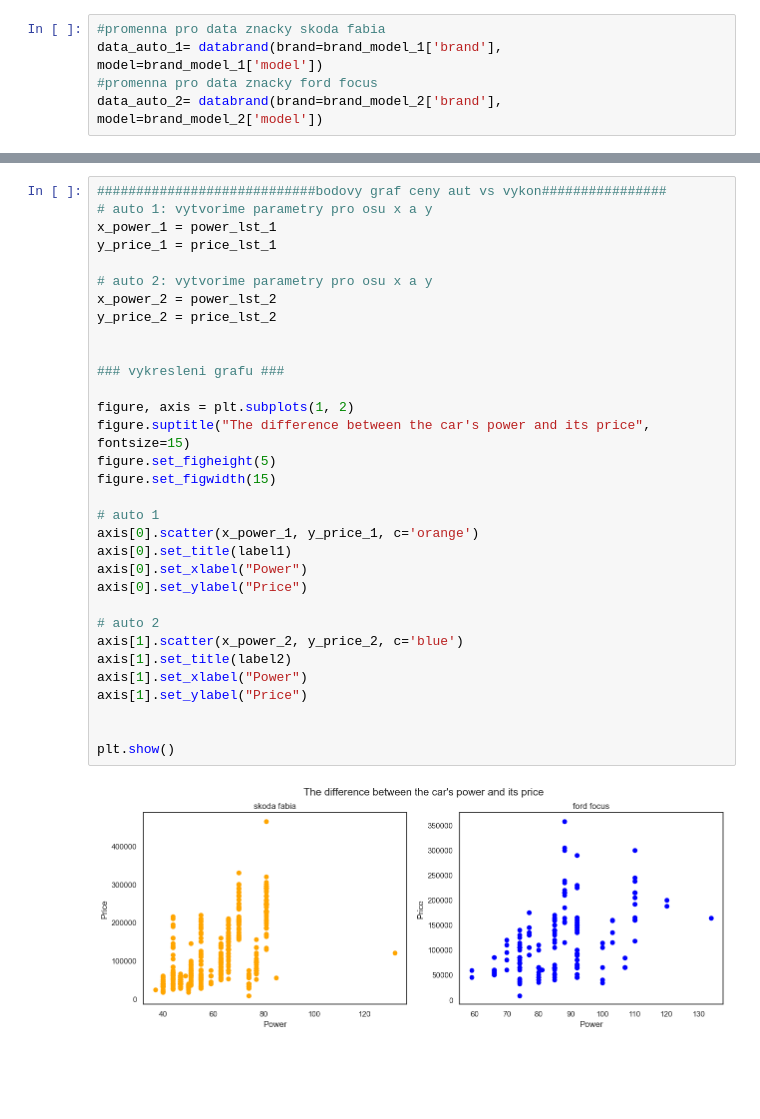
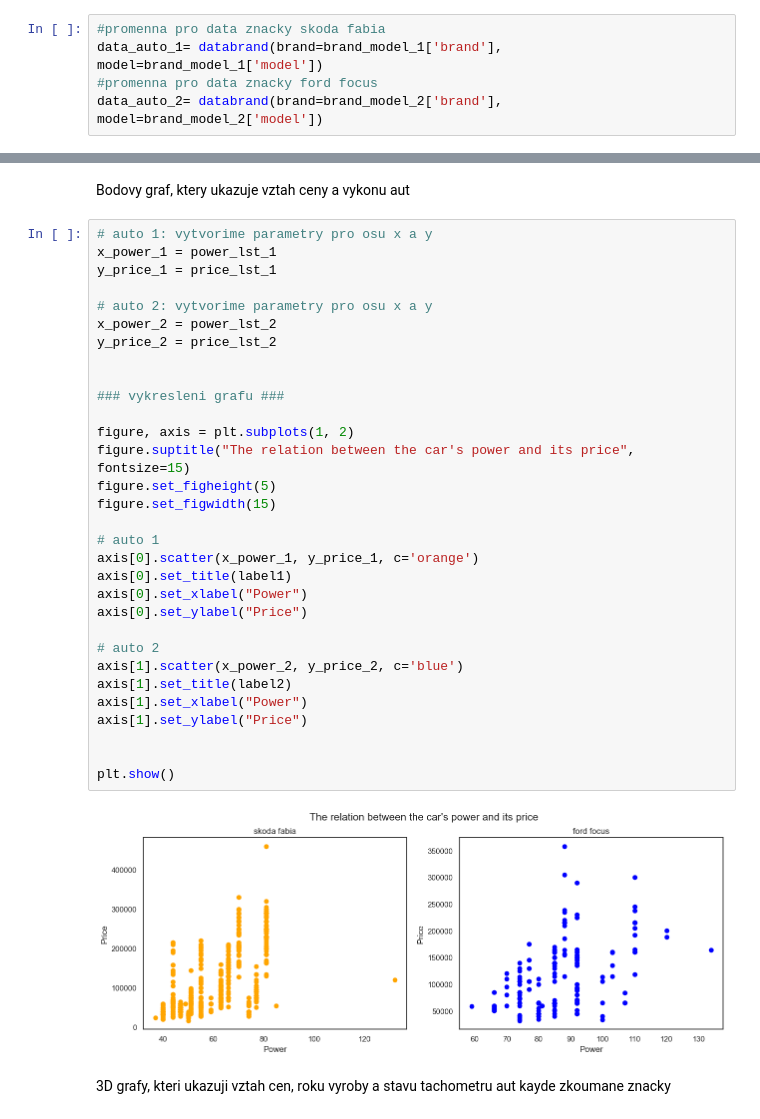
Before and after one commit to nassymonster/Pypelka_AutoProject, a Jupyter notebook: Pypelka_AutoEsa.ipynb, the cells around one changed output, grey strips where cells are left out. Cells and saved outputs as stored; diff of their text form; blank space fills up the shorter version.

```diff
--- a/Pypelka_AutoEsa.ipynb
+++ b/Pypelka_AutoEsa.ipynb
@@ -283,35 +283,38 @@ plt.show()
+# %% [markdown]
+Bodovy graf, ktery ukazuje vztah ceny a vykonu aut
 # %%
-############################bodovy graf ceny aut vs vykon################
 # auto 1: vytvorime parametry pro osu x a y
 x_power_1 = power_lst_1
 y_price_1 = price_lst_1
 
 # auto 2: vytvorime parametry pro osu x a y
 x_power_2 = power_lst_2
 y_price_2 = price_lst_2
 
 
 ### vykresleni grafu ###
 
 figure, axis = plt.subplots(1, 2)
-figure.suptitle("The difference between the car's power and its price", fontsize=15)
+figure.suptitle("The relation between the car's power and its price", fontsize=15)
 figure.set_figheight(5)
 figure.set_figwidth(15)
 
 # auto 1
 axis[0].scatter(x_power_1, y_price_1, c='orange')
 axis[0].set_title(label1)
 axis[0].set_xlabel("Power")
 axis[0].set_ylabel("Price")
 
 # auto 2
 axis[1].scatter(x_power_2, y_price_2, c='blue')
 axis[1].set_title(label2)
 axis[1].set_xlabel("Power")
 axis[1].set_ylabel("Price")
 
 
 plt.show()
 # %% [output]
-[figure, old version]
+[figure, new version]
+# %% [markdown]
+3D grafy, kteri ukazuji vztah cen, roku vyroby a stavu tachometru aut kayde zkoumane znacky
 # %%
```
Also changed, not shown: parts of 17 cells of this notebook, 1 other file.
